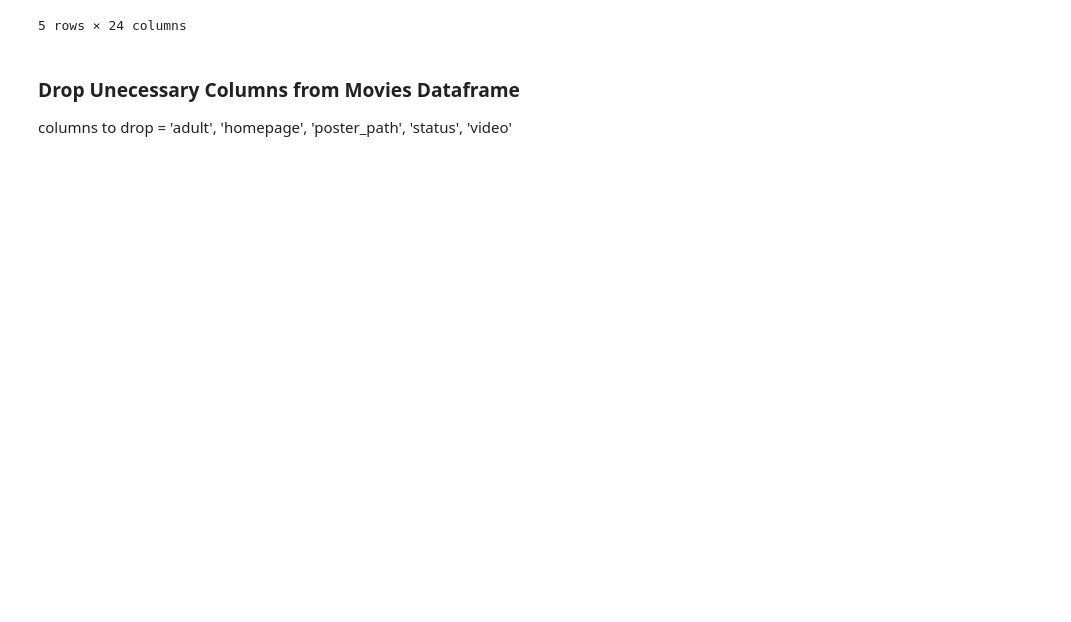
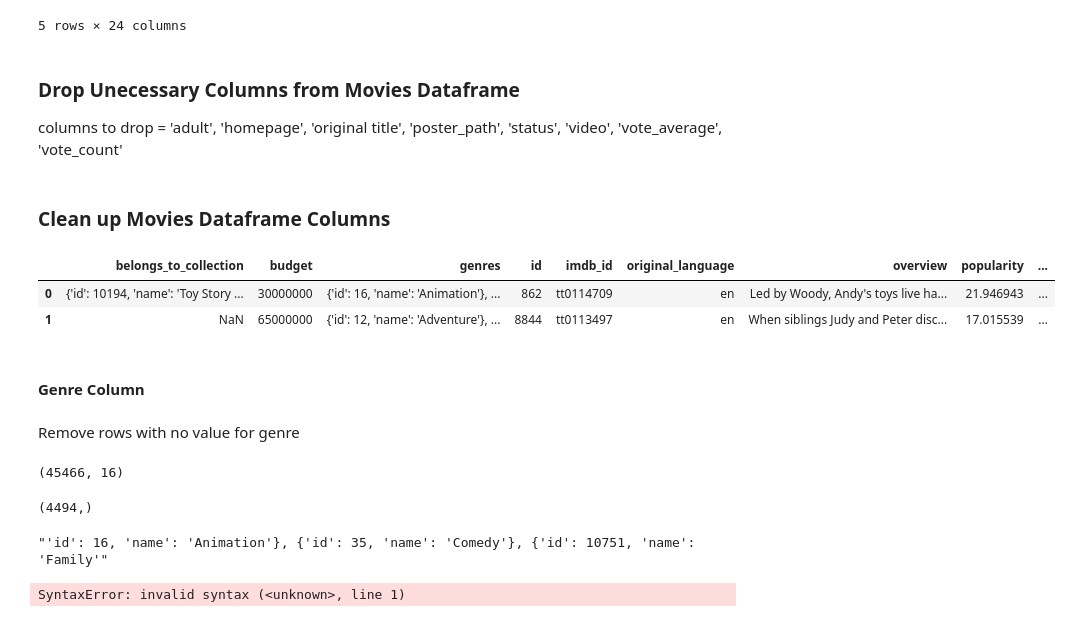
Before and after one commit to maxwellowusu/movie_recommender_system_ML, a Jupyter notebook: data_preprocessing.ipynb, the cells around one changed output. Cells and saved outputs as stored; diff of their text form; code cells hidden in the pictures; blank space fills up the shorter version.

```diff
--- a/data_preprocessing.ipynb
+++ b/data_preprocessing.ipynb
@@ -57,5 +33,5 @@ df_movies.head()
 5 rows × 24 columns
 # %% [markdown]
 ### Drop Unecessary Columns from Movies Dataframe
-columns to drop = 'adult', 'homepage', 'poster_path', 'status', 'video'
+columns to drop = 'adult', 'homepage', 'original title', 'poster_path', 'status', 'video', 'vote_average', 'vote_count'
 # %%
@@ -62,0 +39,42 @@ df_movies=df_movies.drop(['adult', 'homepage', 'poster_path', 'status', 'video']
+# %% [markdown]
+### Clean up Movies Dataframe Columns
+# %%
+df_movies['genres'] = df_movies['genres'].apply(lambda x: x[1:-1])
+df_movies.head(2)
+# %% [output]
+|  | belongs_to_collection | budget | genres | id | imdb_id | original_language | overview | popularity | ... |
+| 0 | {'id': 10194, 'name': 'Toy Story ... | 30000000 | {'id': 16, 'name': 'Animation'}, ... | 862 | tt0114709 | en | Led by Woody, Andy's toys live ha... | 21.946943 | ... |
+| 1 | NaN | 65000000 | {'id': 12, 'name': 'Adventure'}, ... | 8844 | tt0113497 | en | When siblings Judy and Peter disc... | 17.015539 | ... |
+# %% [markdown]
+#### Genre Column
+# %% [markdown]
+Remove rows with no value for genre
+# %%
+# Remove rows with empty genres
+df_movies = df_movies.loc[df_movies['genres']!='[]']
+df_movies.shape
+# %% [output]
+(45466, 16)
+# %%
+df_movies=df_movies['belongs_to_collection'].dropna()
+df_movies.shape
+# %% [output]
+(4494,)
+# %%
+import ast
+
+movies_data = df_movies.copy()
+movies_data['genres'] = movies_data['genres'].apply(lambda x: x[1:-1])
+movies_data['genres'][0]
+# %% [output]
+"'id': 16, 'name': 'Animation'}, {'id': 35, 'name': 'Comedy'}, {'id': 10751, 'name': 'Family'"
+# %%
+dicts =  []
+
+for dict in movies_data['genres']:
+  # print(dict)
+  my_dict = ast.literal_eval(dict)
+  # print(my_dict)
+  dicts.append(my_dict)
+# %% [output]
+SyntaxError: invalid syntax (<unknown>, line 1)
```
Also changed, not shown: parts of 12 cells of this notebook, 4 other files.
